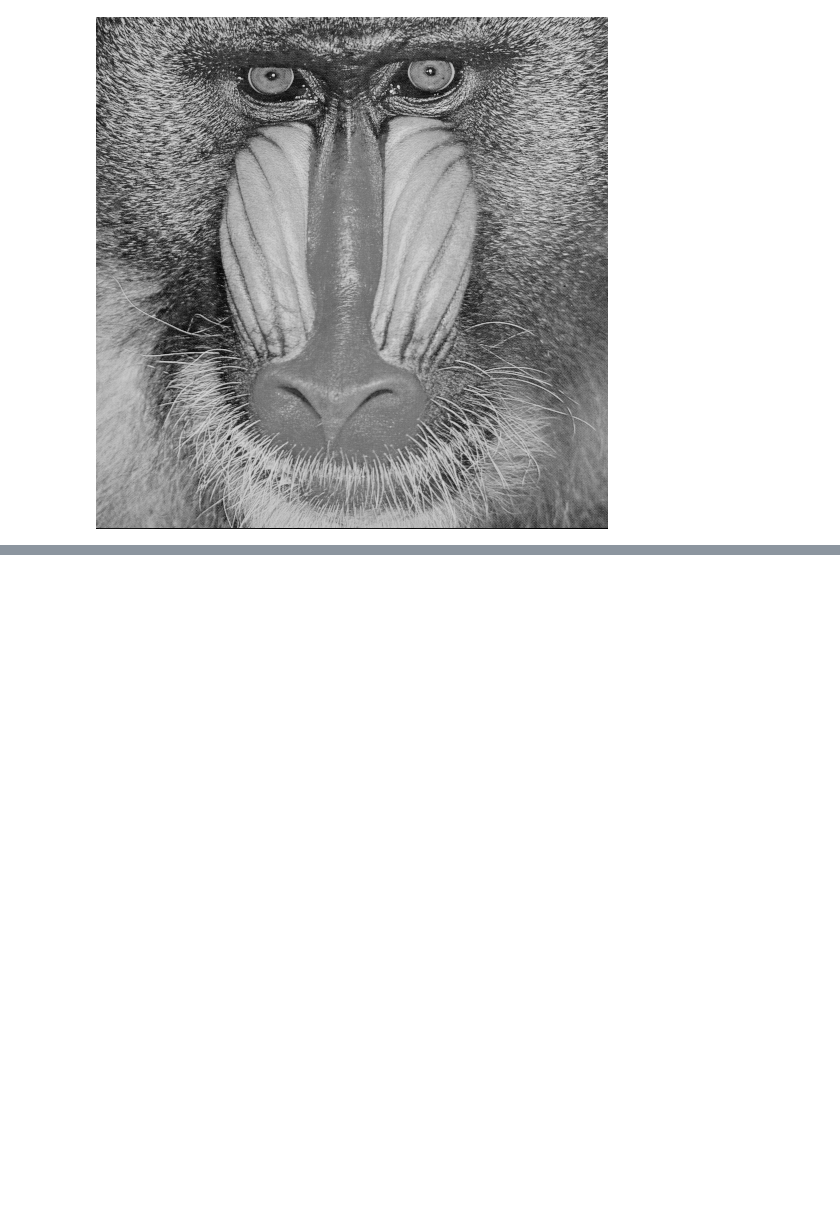
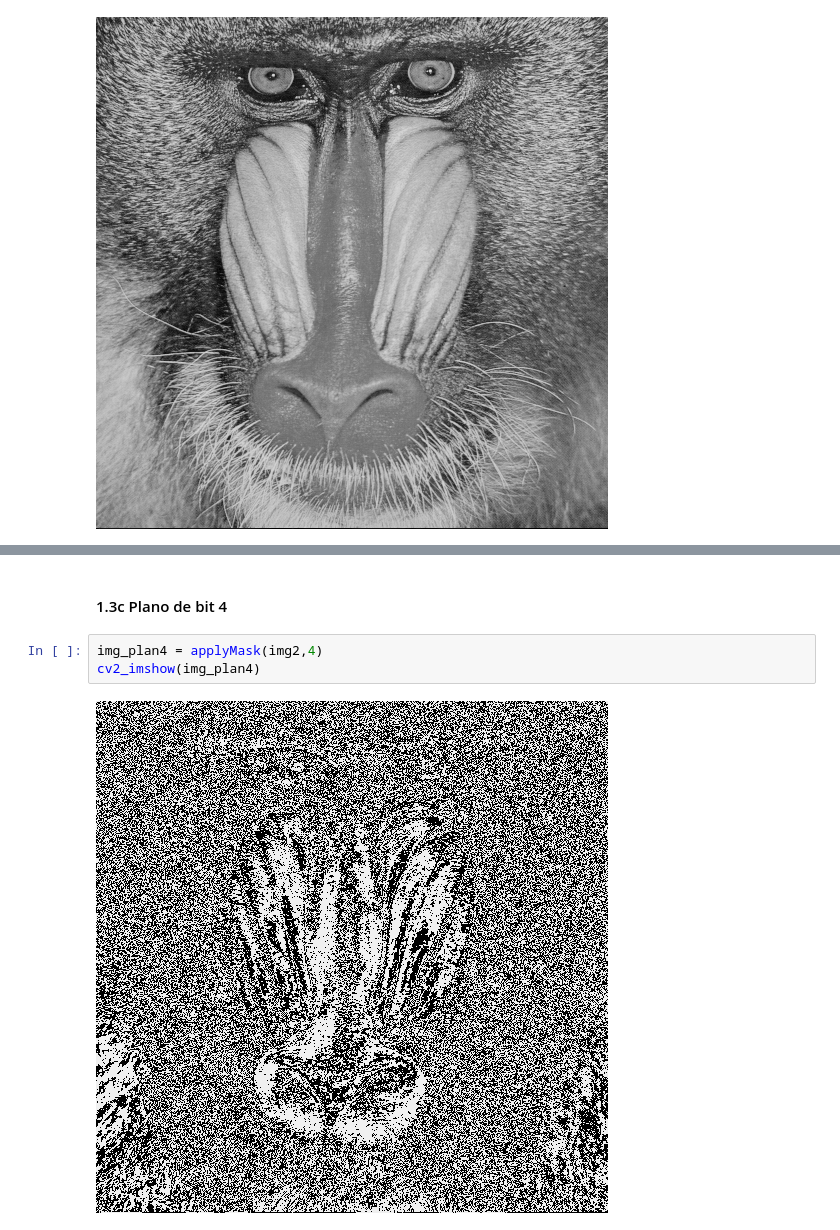
Before and after one commit to chm10/MO443, a Jupyter notebook: projeto0/trabalho0.ipynb, the cells around one changed output, grey strips where cells are left out. Saved outputs shown, nothing was run; the diff lists cells and outputs as text; blank space fills up the shorter version.

```diff
--- a/projeto0/trabalho0.ipynb
+++ b/projeto0/trabalho0.ipynb
@@ -195,0 +185,7 @@ cv2_imshow(img_plan0)
+# %% [markdown]
+#### 1.3c Plano de bit 4
+# %%
+img_plan4 = applyMask(img2,4)
+cv2_imshow(img_plan4)
+# %% [output]
+[figure, added]
```
Also changed, not shown: parts of 35 cells of this notebook.
